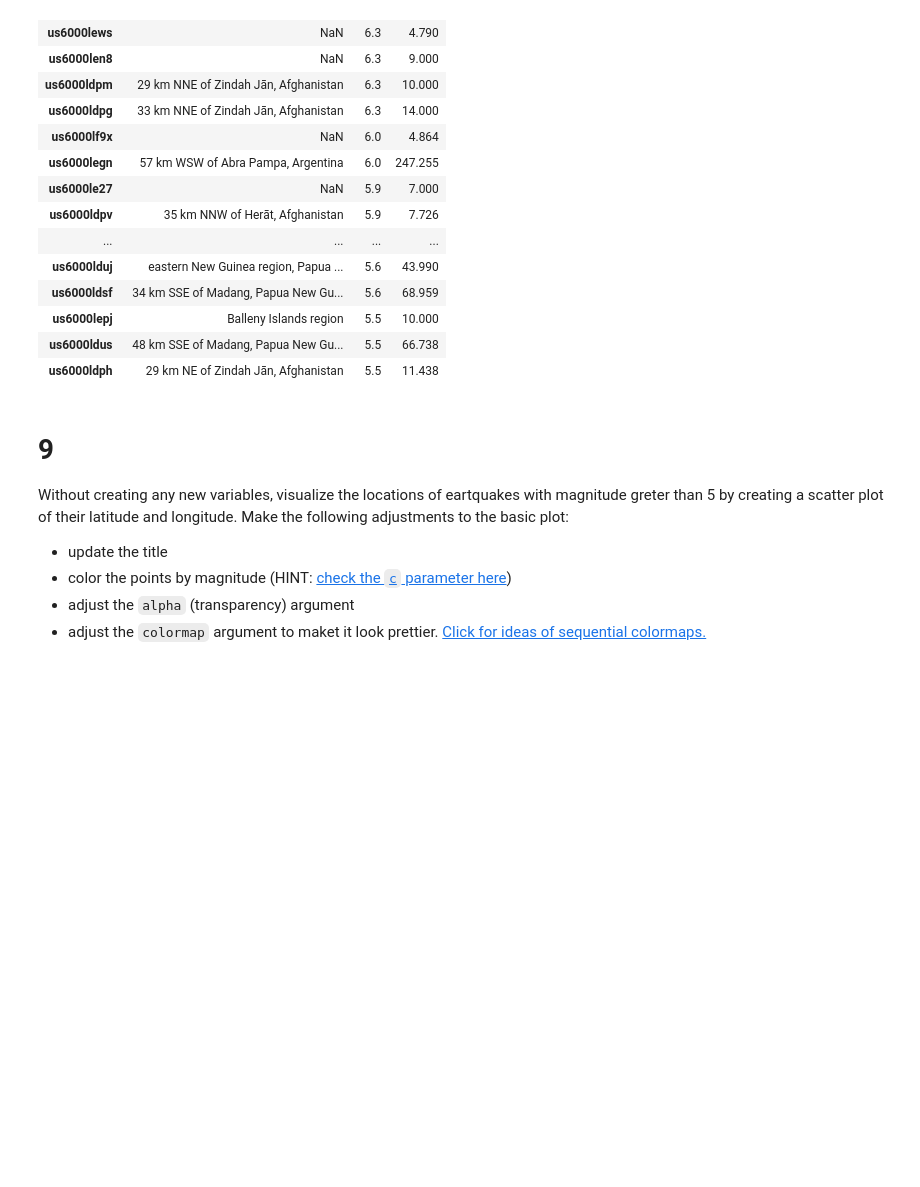
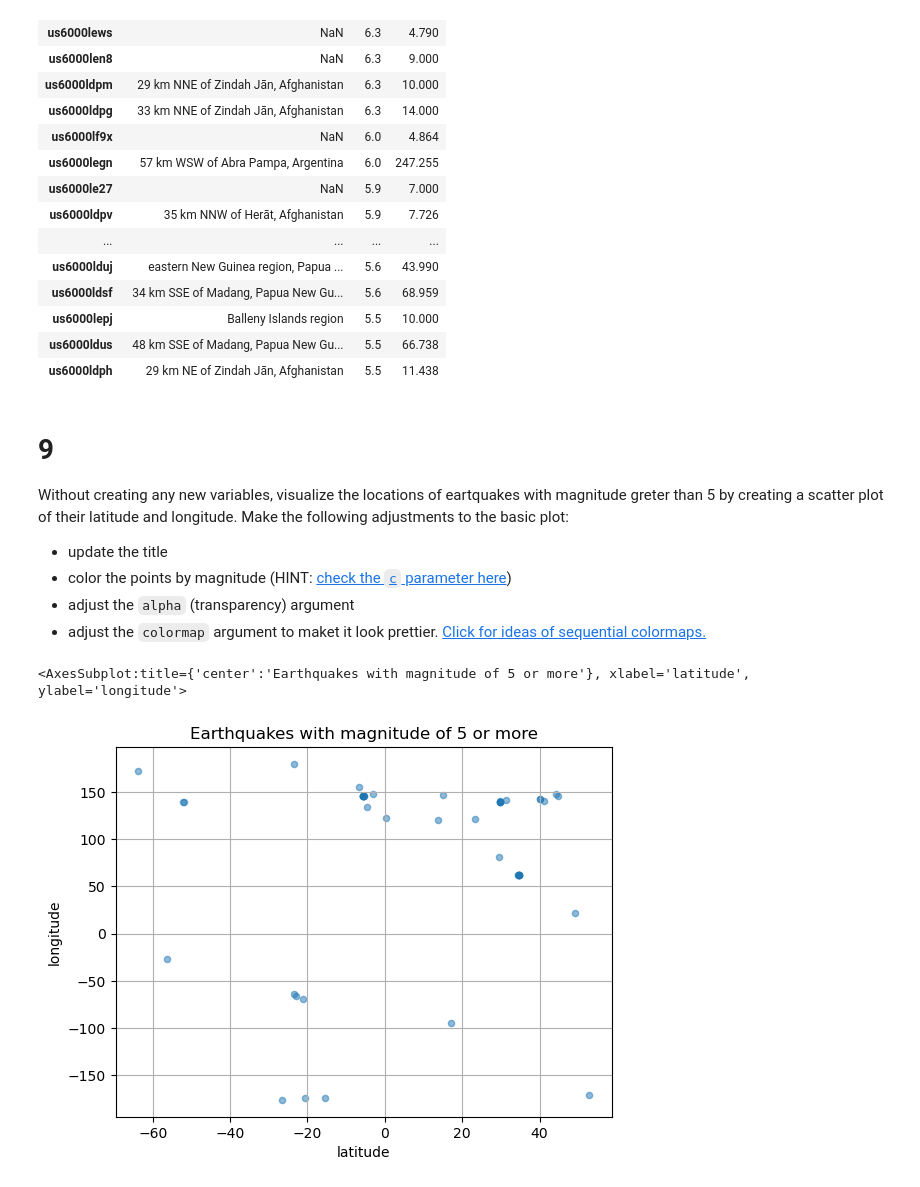
Before and after one commit to rosemaryjuarez/eds220-hwk-1, a Jupyter notebook: hwk1-task4.ipynb, the cells around one changed output. Saved outputs shown, nothing was run; the diff lists cells and outputs as text; code cells hidden in the pictures; blank space fills up the shorter version.

```diff
--- a/hwk1-task4.ipynb
+++ b/hwk1-task4.ipynb
@@ -205,0 +204,12 @@ Without creating any new variables, visualize the locations of eartquakes with m
+# %%
+eqk.loc[eqk.mag >= 5.0].plot(kind = 'scatter',
+                             x = 'latitude',
+                             y = 'longitude',
+                             grid = True,
+                             alpha = .5,
+                             cmap = 'jet',
+                             title = 'Earthquakes with magnitude of 5 or more'
+)
+# %% [output]
+<AxesSubplot:title={'center':'Earthquakes with magnitude of 5 or more'}, xlabel='latitude', ylabel='longitude'>
+[figure, added]
```
Also changed, not shown: parts of 2 cells of this notebook.
